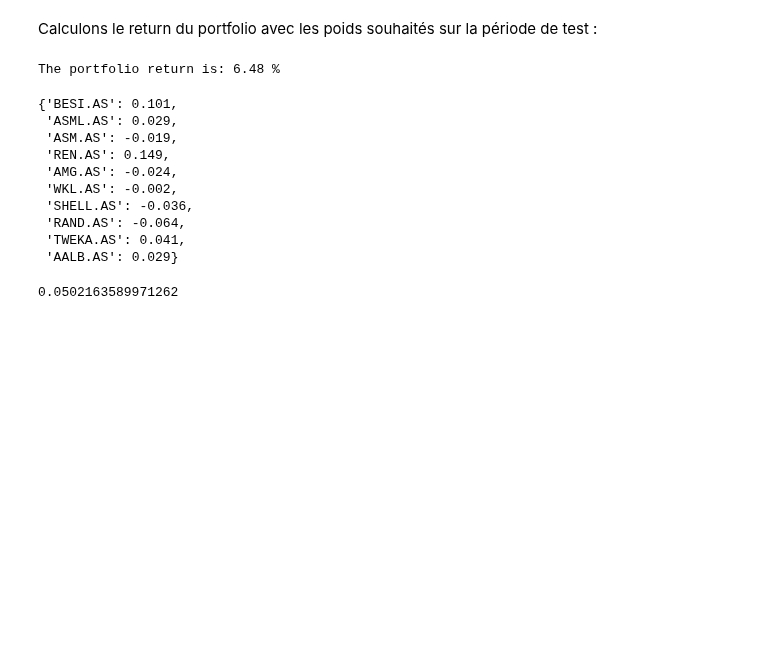
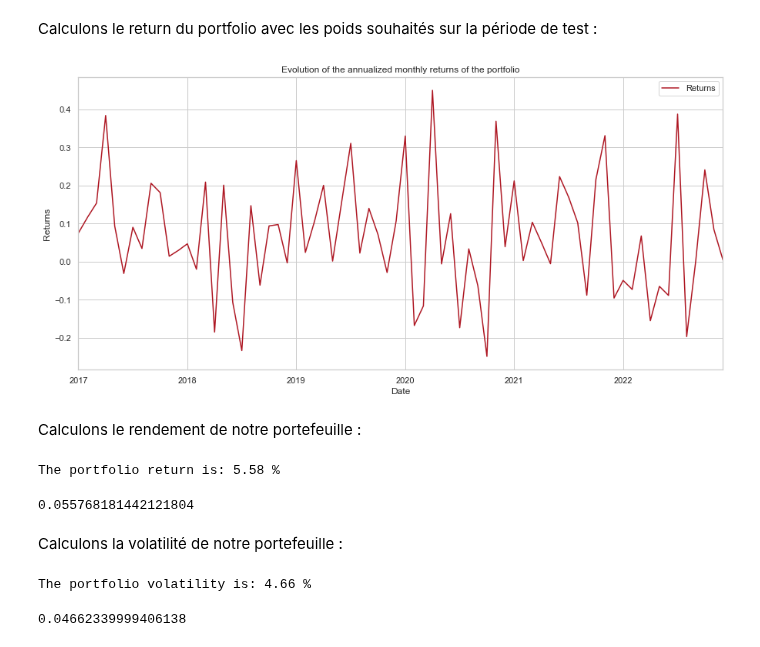
Before and after one commit to Simzer994/Portfolio-Project, a Jupyter notebook: Portfolio.ipynb, the cells around one changed output. Drawn from its saved outputs; the diff is of its cells as text; code cells hidden in the pictures; blank space fills up the shorter version.

```diff
--- a/Portfolio.ipynb
+++ b/Portfolio.ipynb
@@ -89,28 +89,26 @@ eff, eff_rf = pf.efficient_frontier(returns_train,cov_matrix_train,min=0.02,max=
 # %% [markdown]
 Calculons le return du portfolio avec les poids souhaités sur la période de test :
-# %%
-prf = w["Risk Free"]
-del w["Risk Free"]
-rendements = pd.Series((returns_test*w).sum(axis=1),name="Portfolio")
-rendement = pf.annualy_asset_return(rendements)
-rendement += prf*0.02624
-print("The portfolio return is:",round(rendement*100,2),"%")
-# %% [output]
-The portfolio return is: 6.48 %
-# %%
-w
-# %% [output]
-{'BESI.AS': 0.101,
- 'ASML.AS': 0.029,
- 'ASM.AS': -0.019,
- 'REN.AS': 0.149,
- 'AMG.AS': -0.024,
- 'WKL.AS': -0.002,
- 'SHELL.AS': -0.036,
- 'RAND.AS': -0.064,
- 'TWEKA.AS': 0.041,
- 'AALB.AS': 0.029}
-# %%
-vol
-# %% [output]
-0.0502163589971262
+# %%
+w_risk_free = w.copy()
+pf.plot_returns(returns_test,w_risk_free,risk_free=0.02624)
+# %% [output]
+[figure, added]
+# %% [markdown]
+Calculons le rendement de notre portefeuille :
+# %%
+w_risk_free_return = w.copy()
+pf.portfolio_return(w_risk_free_return,returns_test,show=True,risk_free=0.02624)
+# %% [output]
+The portfolio return is: 5.58 %
+0.055768181442121804
+# %% [markdown]
+Calculons la volatilité de notre portefeuille :
+# %%
+w_risk_free_vol = w.copy()
+del w_risk_free_vol['Risk Free']
+w_risk_free_vol = pd.Series(w_risk_free_vol)
+cov_matrix_test = returns_test.cov()
+pf.portfolio_vol(w_risk_free_vol,cov_matrix_test,show=True)
+# %% [output]
+The portfolio volatility is: 4.66 %
+0.04662339999406138
```
Also changed, not shown: parts of 5 cells of this notebook, 4 other files.
